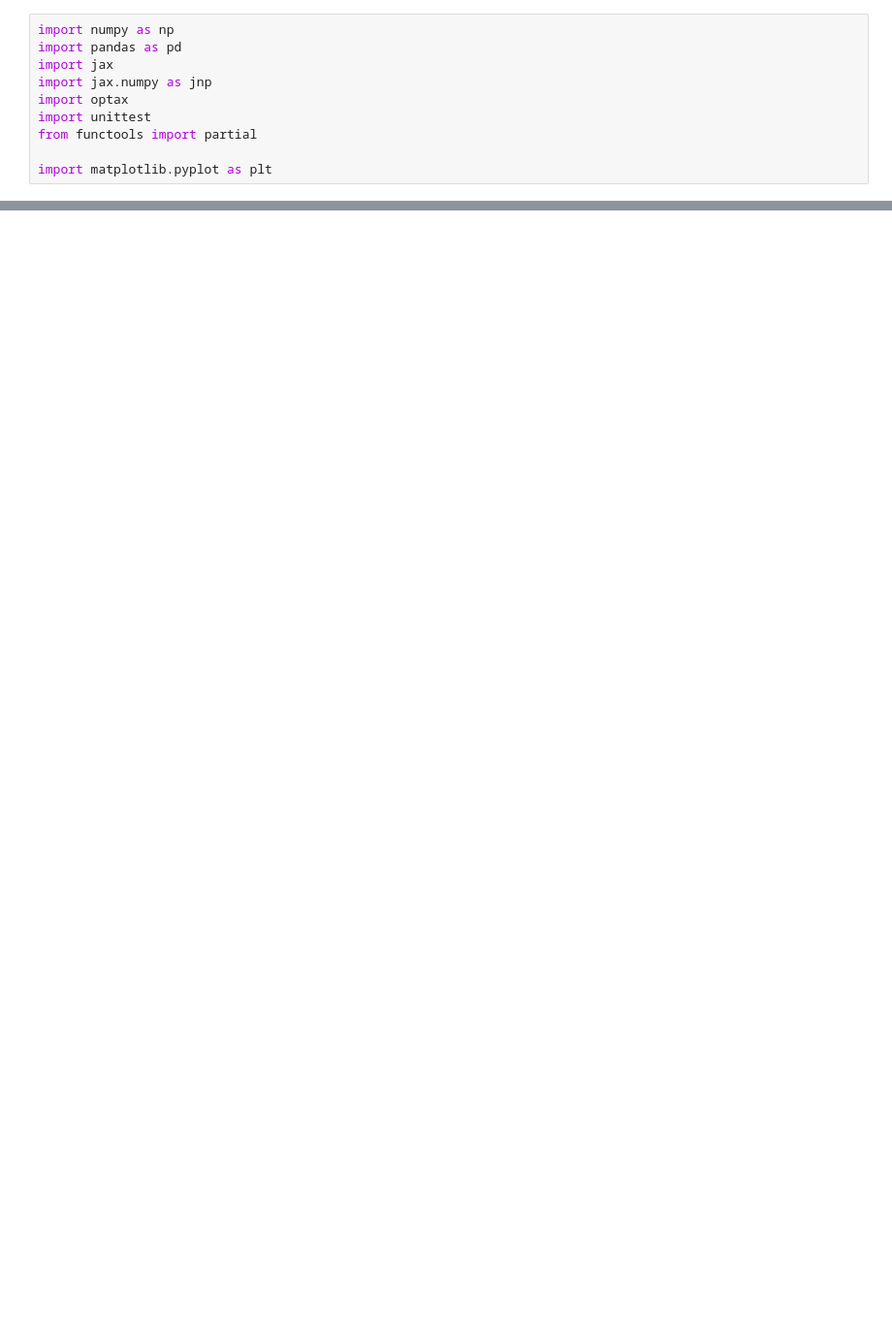
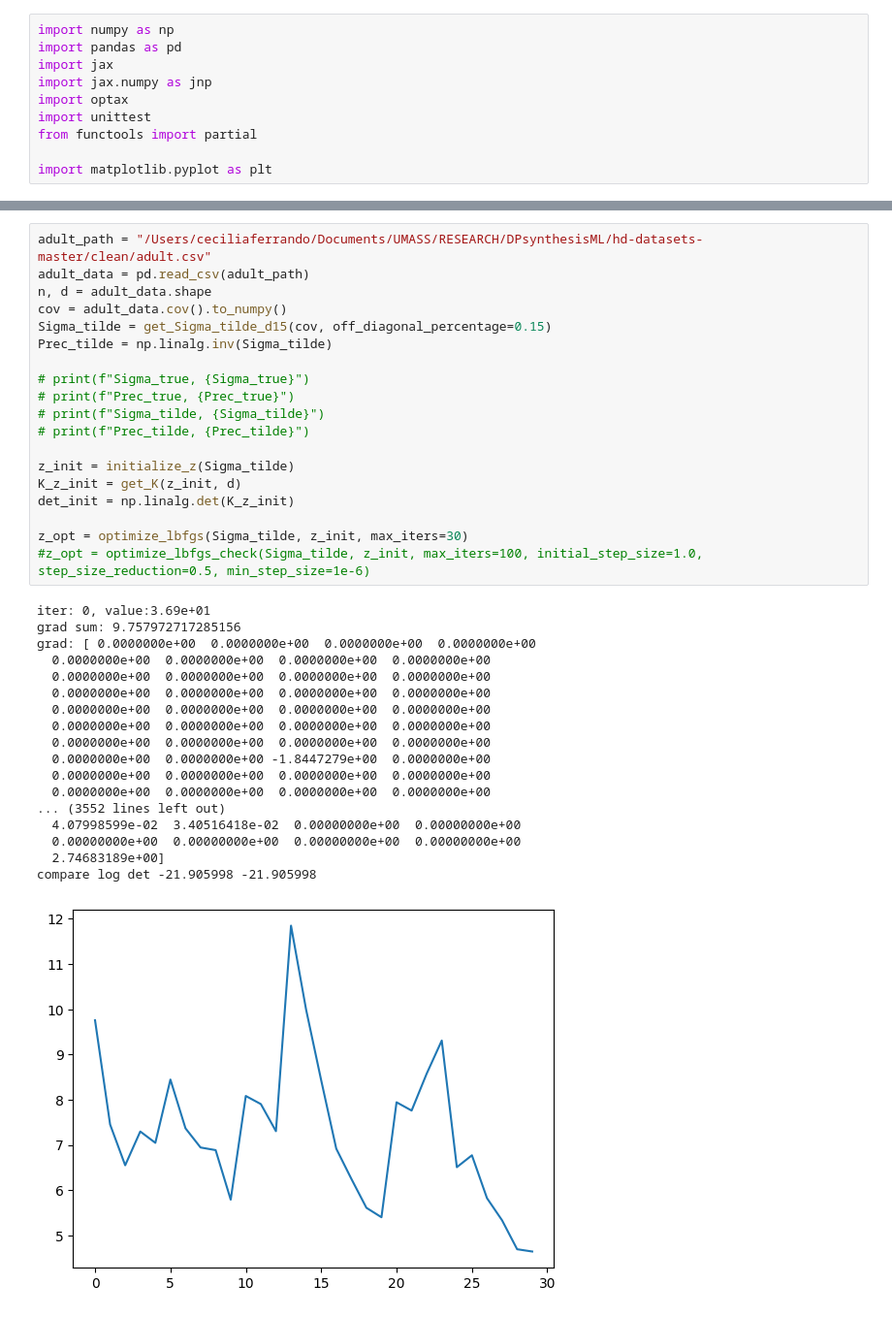
Before and after one commit to ceciliaferrando/private-ggm, a Jupyter notebook: PrivateGGM-notebook.ipynb, the cells around one changed output, grey strips where cells are left out. Shown at 97% size. Drawn from its saved outputs; the diff is of its cells as text; blank space fills up the shorter version.

Commit message:
added Adult full example

```diff
--- a/PrivateGGM-notebook.ipynb
+++ b/PrivateGGM-notebook.ipynb
@@ -389,3 +367,41 @@ Prec_opt [[0.03767493 0.         0.         0.00073938]
+# %%
+adult_path = "/Users/ceciliaferrando/Documents/UMASS/RESEARCH/DPsynthesisML/hd-datasets-master/clean/adult.csv"
+adult_data = pd.read_csv(adult_path)
+n, d = adult_data.shape
+cov = adult_data.cov().to_numpy()
+Sigma_tilde = get_Sigma_tilde_d15(cov, off_diagonal_percentage=0.15)
+Prec_tilde = np.linalg.inv(Sigma_tilde)
+
+# print(f"Sigma_true, {Sigma_true}")
+# print(f"Prec_true, {Prec_true}")
+# print(f"Sigma_tilde, {Sigma_tilde}")
+# print(f"Prec_tilde, {Prec_tilde}")
+
+z_init = initialize_z(Sigma_tilde)
+K_z_init = get_K(z_init, d)
+det_init = np.linalg.det(K_z_init)
+
+z_opt = optimize_lbfgs(Sigma_tilde, z_init, max_iters=30)
+#z_opt = optimize_lbfgs_check(Sigma_tilde, z_init, max_iters=100, initial_step_size=1.0, step_size_reduction=0.5, min_step_size=1e-6)
+# %% [output]
+iter: 0, value:3.69e+01
+grad sum: 9.757972717285156
+grad: [ 0.0000000e+00  0.0000000e+00  0.0000000e+00  0.0000000e+00
+  0.0000000e+00  0.0000000e+00  0.0000000e+00  0.0000000e+00
+  0.0000000e+00  0.0000000e+00  0.0000000e+00  0.0000000e+00
+  0.0000000e+00  0.0000000e+00  0.0000000e+00  0.0000000e+00
+  0.0000000e+00  0.0000000e+00  0.0000000e+00  0.0000000e+00
+  0.0000000e+00  0.0000000e+00  0.0000000e+00  0.0000000e+00
+  0.0000000e+00  0.0000000e+00  0.0000000e+00  0.0000000e+00
+  0.0000000e+00  0.0000000e+00 -1.8447279e+00  0.0000000e+00
+  0.0000000e+00  0.0000000e+00  0.0000000e+00  0.0000000e+00
+  0.0000000e+00  0.0000000e+00  0.0000000e+00  0.0000000e+00
+... (3552 lines left out)
+  4.07998599e-02  3.40516418e-02  0.00000000e+00  0.00000000e+00
+  0.00000000e+00  0.00000000e+00  0.00000000e+00  0.00000000e+00
+  2.74683189e+00]
+compare log det -21.905998 -21.905998
+[figure, added]
 # %%
 unittest.main(argv=[''], verbosity=2, exit=False)
 # %% [output]
```
Also changed, not shown: parts of 4 cells of this notebook.
